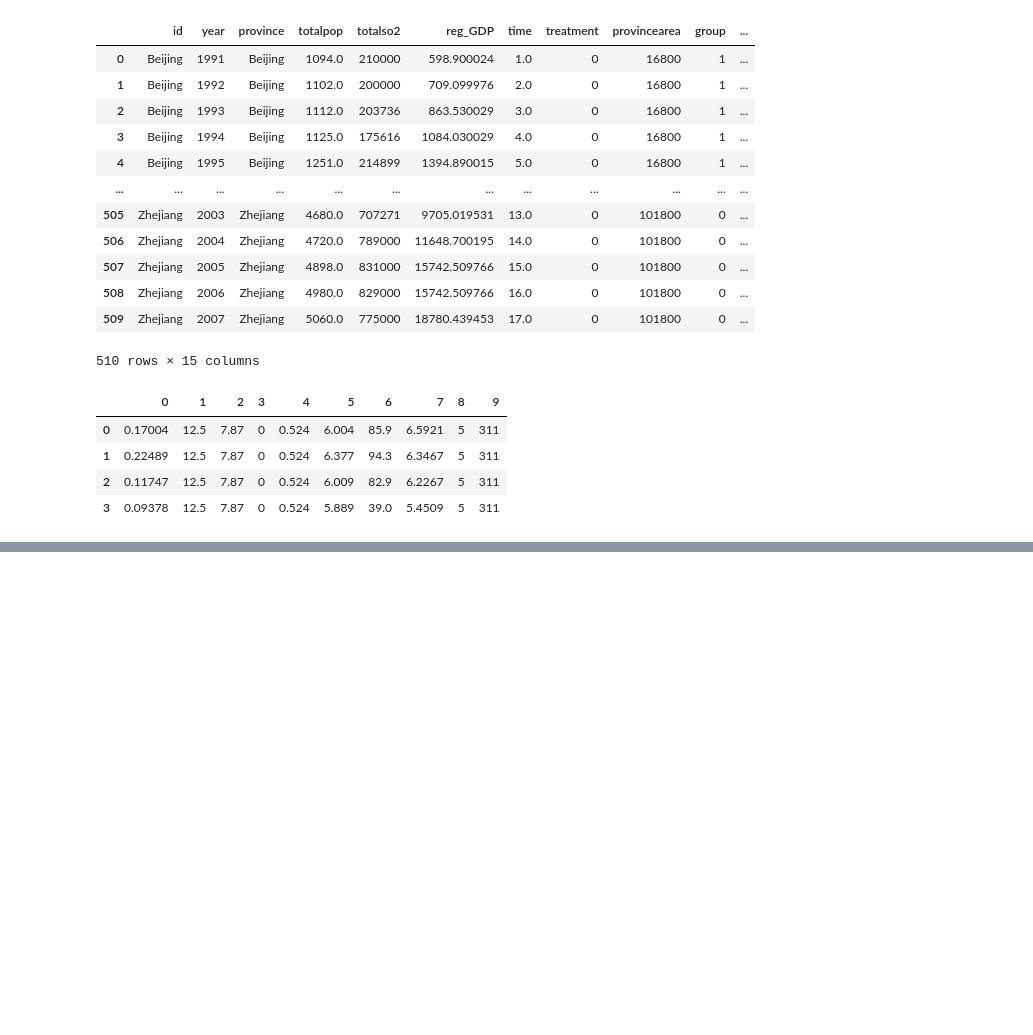
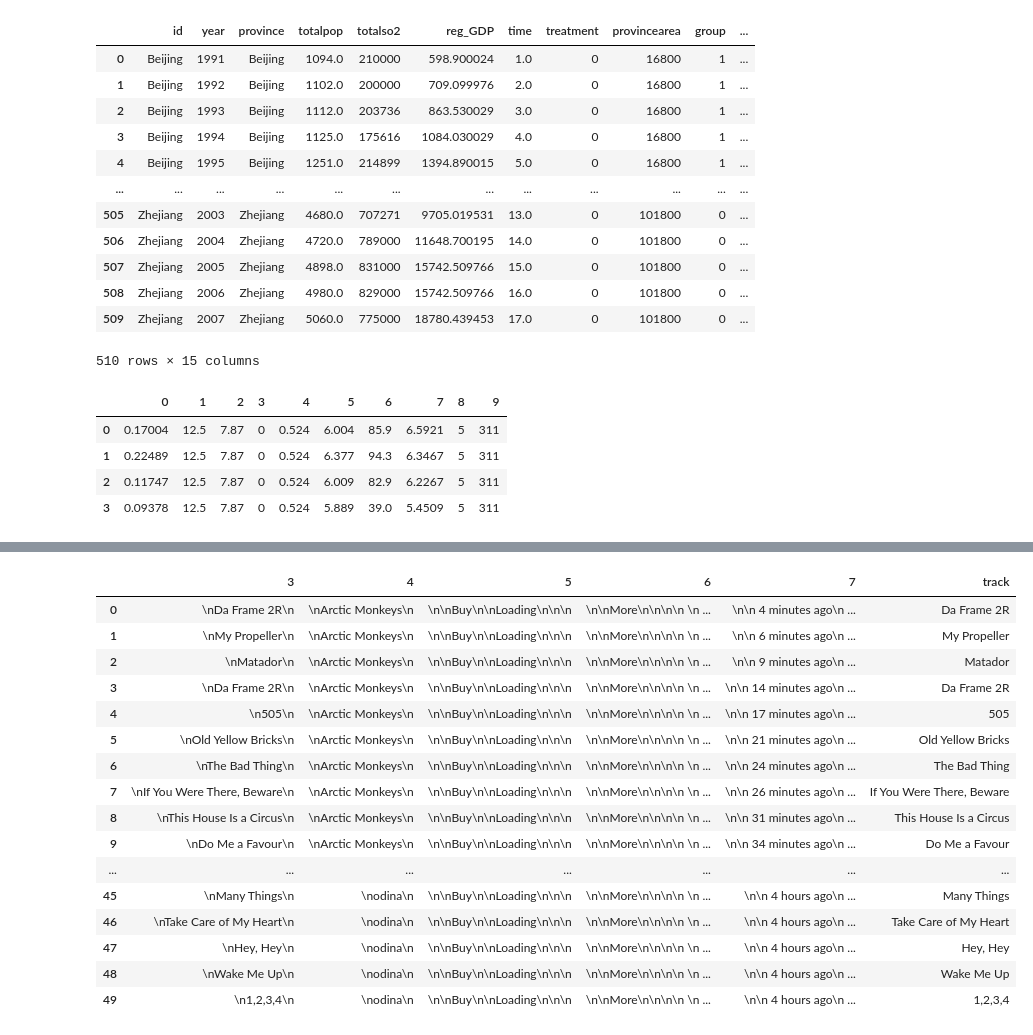
Before and after one commit to ashen007/Data-Wrangling-with-Python, a Jupyter notebook: TEST RUN/EX4/data_source.ipynb, the cells around one changed output, grey strips where cells are left out. Saved outputs shown, nothing was run; the diff lists cells and outputs as text; code cells hidden in the pictures; blank space fills up the shorter version.

```diff
--- a/TEST RUN/EX4/data_source.ipynb
+++ b/TEST RUN/EX4/data_source.ipynb
@@ -310,0 +603,3 @@ dataset13[0]
+# %%
+df = df.drop(2, axis=1)
+df
@@ -310,0 +624,26 @@ dataset13[0]
+# %%
+def remove_lb(str):
+    str = str.replace('\n', '')
+
+    return str
+# %%
+df['track'] = df[3].apply(remove_lb)
+df
+# %% [output]
+|  | 3 | 4 | 5 | 6 | 7 | track |
+| 0 | \nDa Frame 2R\n | \nArctic Monkeys\n | \n\nBuy\n\nLoading\n\n\n | \n\nMore\n\n\n\n \n ... | \n\n 4 minutes ago\n ... | Da Frame 2R |
+| 1 | \nMy Propeller\n | \nArctic Monkeys\n | \n\nBuy\n\nLoading\n\n\n | \n\nMore\n\n\n\n \n ... | \n\n 6 minutes ago\n ... | My Propeller |
+| 2 | \nMatador\n | \nArctic Monkeys\n | \n\nBuy\n\nLoading\n\n\n | \n\nMore\n\n\n\n \n ... | \n\n 9 minutes ago\n ... | Matador |
+| 3 | \nDa Frame 2R\n | \nArctic Monkeys\n | \n\nBuy\n\nLoading\n\n\n | \n\nMore\n\n\n\n \n ... | \n\n 14 minutes ago\n ... | Da Frame 2R |
+| 4 | \n505\n | \nArctic Monkeys\n | \n\nBuy\n\nLoading\n\n\n | \n\nMore\n\n\n\n \n ... | \n\n 17 minutes ago\n ... | 505 |
+| 5 | \nOld Yellow Bricks\n | \nArctic Monkeys\n | \n\nBuy\n\nLoading\n\n\n | \n\nMore\n\n\n\n \n ... | \n\n 21 minutes ago\n ... | Old Yellow Bricks |
+| 6 | \nThe Bad Thing\n | \nArctic Monkeys\n | \n\nBuy\n\nLoading\n\n\n | \n\nMore\n\n\n\n \n ... | \n\n 24 minutes ago\n ... | The Bad Thing |
+| 7 | \nIf You Were There, Beware\n | \nArctic Monkeys\n | \n\nBuy\n\nLoading\n\n\n | \n\nMore\n\n\n\n \n ... | \n\n 26 minutes ago\n ... | If You Were There, Beware |
+| 8 | \nThis House Is a Circus\n | \nArctic Monkeys\n | \n\nBuy\n\nLoading\n\n\n | \n\nMore\n\n\n\n \n ... | \n\n 31 minutes ago\n ... | This House Is a Circus |
+| 9 | \nDo Me a Favour\n | \nArctic Monkeys\n | \n\nBuy\n\nLoading\n\n\n | \n\nMore\n\n\n\n \n ... | \n\n 34 minutes ago\n ... | Do Me a Favour |
+| ... | ... | ... | ... | ... | ... | ... |
+| 45 | \nMany Things\n | \nodina\n | \n\nBuy\n\nLoading\n\n\n | \n\nMore\n\n\n\n \n ... | \n\n 4 hours ago\n ... | Many Things |
+| 46 | \nTake Care of My Heart\n | \nodina\n | \n\nBuy\n\nLoading\n\n\n | \n\nMore\n\n\n\n \n ... | \n\n 4 hours ago\n ... | Take Care of My Heart |
+| 47 | \nHey, Hey\n | \nodina\n | \n\nBuy\n\nLoading\n\n\n | \n\nMore\n\n\n\n \n ... | \n\n 4 hours ago\n ... | Hey, Hey |
+| 48 | \nWake Me Up\n | \nodina\n | \n\nBuy\n\nLoading\n\n\n | \n\nMore\n\n\n\n \n ... | \n\n 4 hours ago\n ... | Wake Me Up |
+| 49 | \n1,2,3,4\n | \nodina\n | \n\nBuy\n\nLoading\n\n\n | \n\nMore\n\n\n\n \n ... | \n\n 4 hours ago\n ... | 1,2,3,4 |
```
Also changed, not shown: parts of 37 cells of this notebook, 6 other files.
